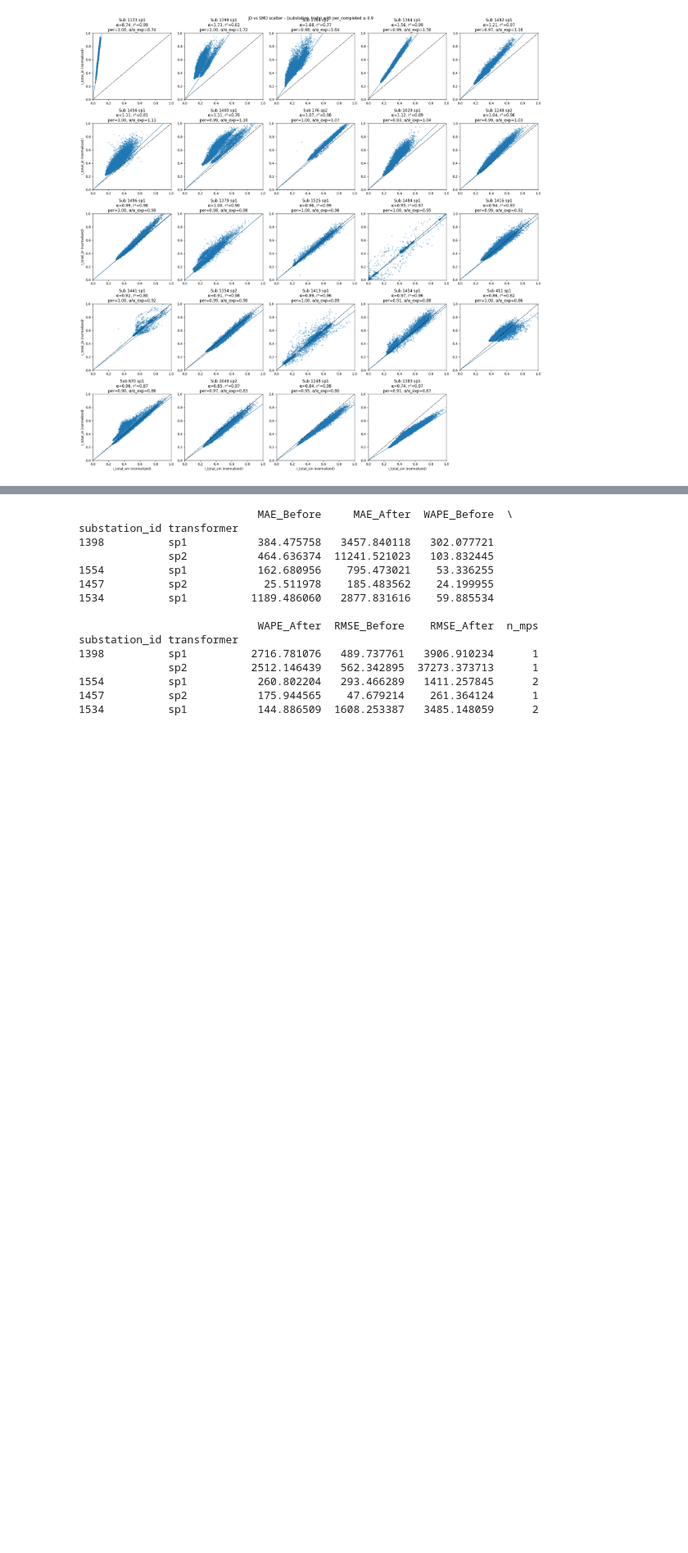
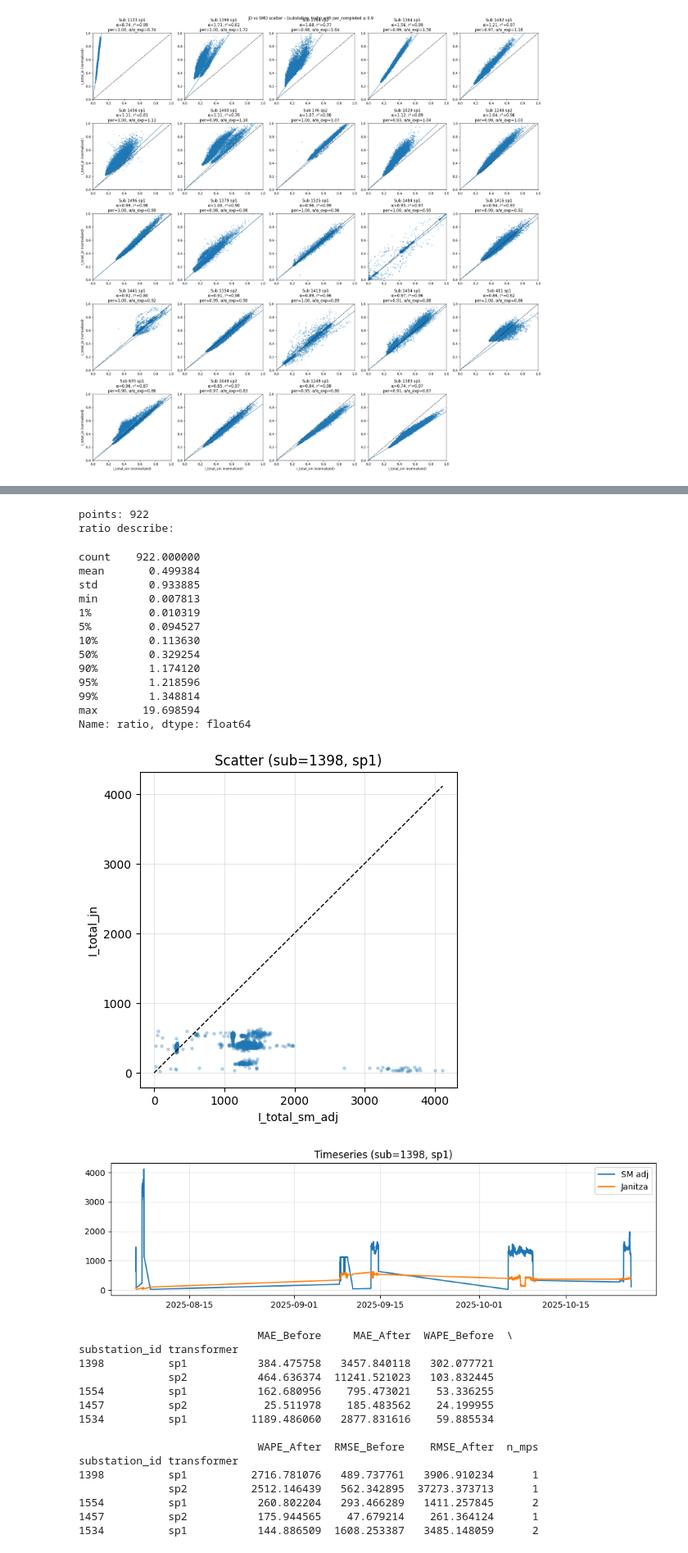
Before and after one commit to MindisBlank/Jasonaq_thesis, a Jupyter notebook: notebooks/ct_ratio_issue.ipynb, the cells around one changed output, grey strips where cells are left out. Shown at 82% size. Saved outputs shown, nothing was run; the diff lists cells and outputs as text; code cells hidden in the pictures; blank space fills up the shorter version.

```diff
--- a/notebooks/ct_ratio_issue.ipynb
+++ b/notebooks/ct_ratio_issue.ipynb
@@ -704,3 +1041,53 @@ plot_scatter_grid(
+# %%
+sid, tr = 1398, "sp1"
+g = df_reg[(df_reg["substation_id"] == sid) & (df_reg["transformer"] == tr)].copy()
+g = g.sort_values("ts")
+
+g["ratio"] = g["I_total_jn"] / g["I_total_sm_adj"]
+
+print("points:", len(g))
+print("ratio describe:")
+display(g["ratio"].describe(percentiles=[0.01,0.05,0.1,0.5,0.9,0.95,0.99]))
+
+# scatter
+import matplotlib.pyplot as plt
+plt.figure(figsize=(5,5))
+plt.scatter(g["I_total_sm_adj"], g["I_total_jn"], s=5, alpha=0.25)
+mx = max(g["I_total_sm_adj"].max(), g["I_total_jn"].max())
+plt.plot([0,mx],[0,mx],"k--",lw=1)
+plt.title(f"Scatter (sub={sid}, {tr})")
+plt.xlabel("I_total_sm_adj")
+plt.ylabel("I_total_jn")
+plt.grid(alpha=0.3)
+plt.show()
+
+# timeseries
+plt.figure(figsize=(10,3))
+plt.plot(g["ts"], g["I_total_sm_adj"], label="SM adj")
+plt.plot(g["ts"], g["I_total_jn"], label="Janitza")
+plt.title(f"Timeseries (sub={sid}, {tr})")
+plt.legend()
+plt.grid(alpha=0.3)
+plt.tight_layout()
+plt.show()
+# %% [output]
+points: 922
+ratio describe:
+count    922.000000
+mean       0.499384
+std        0.933885
+min        0.007813
+1%         0.010319
+5%         0.094527
+10%        0.113630
+50%        0.329254
+90%        1.174120
+95%        1.218596
+99%        1.348814
+max       19.698594
+Name: ratio, dtype: float64
+[figure, added]
+[figure, added]
 # %%
 
 # ==========================================
```
Also changed, not shown: parts of 7 cells of this notebook.
